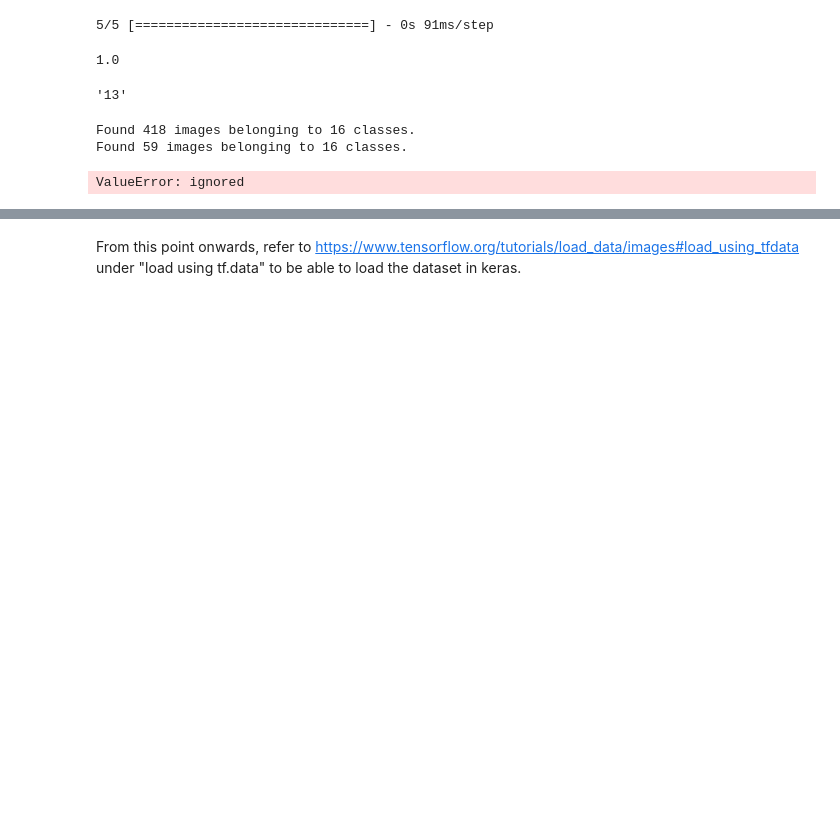
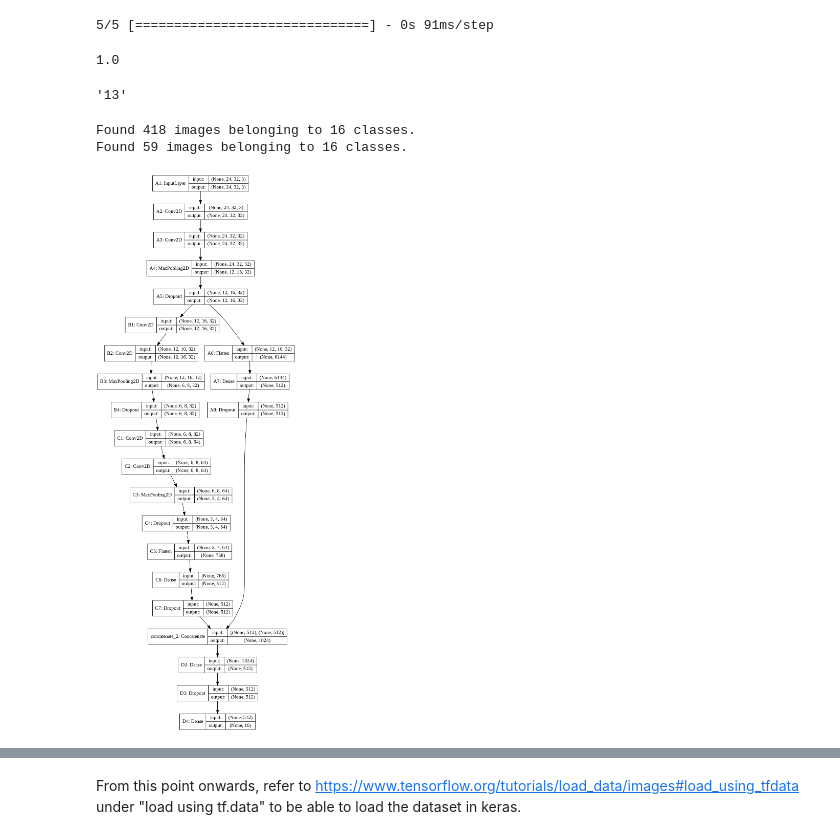
Before and after one commit to jiachin1995/CZ3004_image_recognition, a Jupyter notebook: train_model_ver2 .ipynb, the cells around one changed output, grey strips where cells are left out. Cells and saved outputs as stored; diff of their text form; code cells hidden in the pictures; blank space fills up the shorter version.

```diff
--- a/train_model_ver2 .ipynb
+++ b/train_model_ver2 .ipynb
@@ -457,13 +474,13 @@ Found 59 images belonging to 16 classes.
 # %%
 D1 = Concatenate(axis=1)([C7, A8])              #check if trainable
 D2 = Dense(512, activation='relu',name='D2')(D1)
-D3 = Dropout(0.5,name='D3')(D2)
+D3 = Dropout(0.3,name='D3')(D2)
 D4 = Dense(16, activation='softmax',name='D4')(D3)
 
-model = Model(inputs=[A1],outputs=[C10])
+model = Model(inputs=[A1],outputs=[D4])
 plot_model(model,show_shapes=True)
 # %% [output]
-ValueError: ignored
+[figure, added]
 # %%
 model.compile(loss='categorical_crossentropy',
               optimizer='adam',
```
Also changed, not shown: parts of 10 cells of this notebook.
